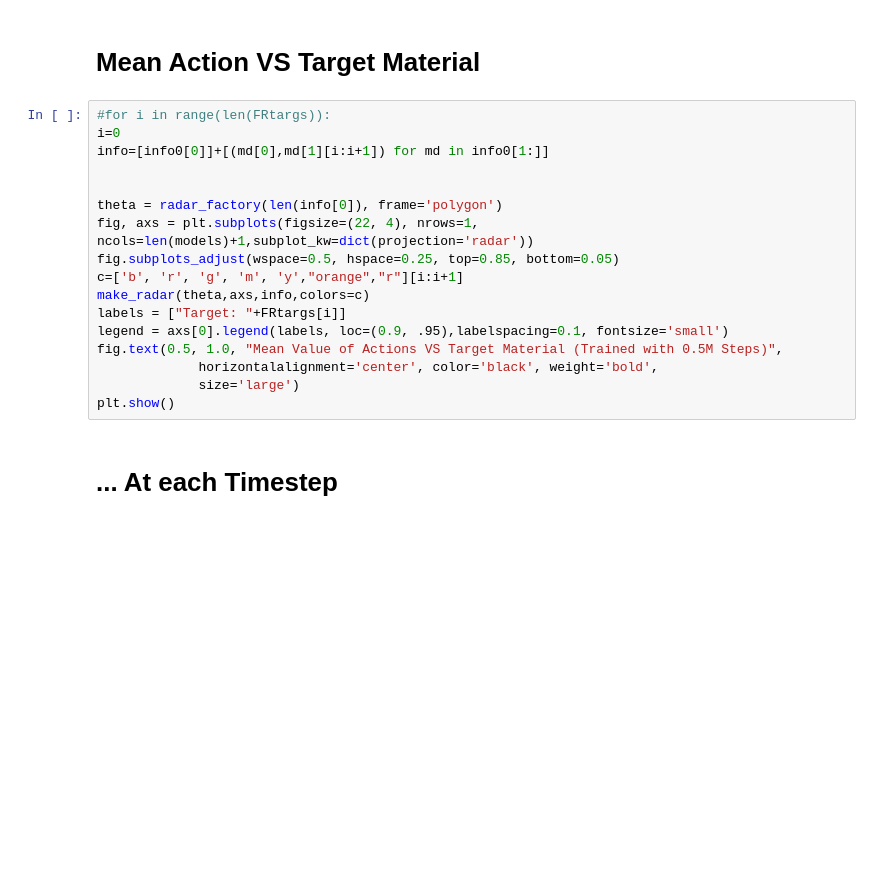
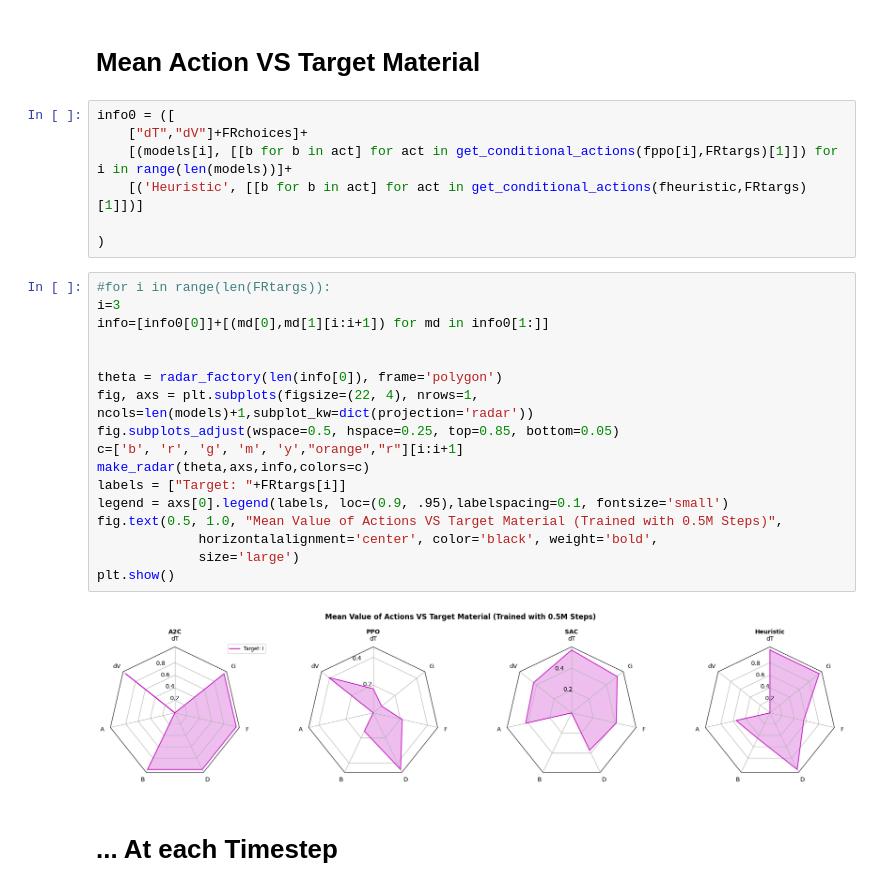
Before and after one commit to chemgymrl/chemgymrl, a Jupyter notebook: RL_rollout/Agent_Visualization.ipynb, the cells around one changed output. Cells and saved outputs as stored; diff of their text form; blank space fills up the shorter version.

```diff
--- a/RL_rollout/Agent_Visualization.ipynb
+++ b/RL_rollout/Agent_Visualization.ipynb
@@ -325,22 +351,31 @@ plt.show()
 # %% [markdown]
 # Mean Action VS Target Material
+# %%
+info0 = ([
+    ["dT","dV"]+FRchoices]+
+    [(models[i], [[b for b in act] for act in get_conditional_actions(fppo[i],FRtargs)[1]]) for i in range(len(models))]+
+    [('Heuristic', [[b for b in act] for act in get_conditional_actions(fheuristic,FRtargs)[1]])]
+
+)
 # %%
 #for i in range(len(FRtargs)):
-i=0
+i=3
 info=[info0[0]]+[(md[0],md[1][i:i+1]) for md in info0[1:]]
 
 
 theta = radar_factory(len(info[0]), frame='polygon')
 fig, axs = plt.subplots(figsize=(22, 4), nrows=1, ncols=len(models)+1,subplot_kw=dict(projection='radar'))
 fig.subplots_adjust(wspace=0.5, hspace=0.25, top=0.85, bottom=0.05)
 c=['b', 'r', 'g', 'm', 'y',"orange","r"][i:i+1]
 make_radar(theta,axs,info,colors=c)
 labels = ["Target: "+FRtargs[i]]
 legend = axs[0].legend(labels, loc=(0.9, .95),labelspacing=0.1, fontsize='small')
 fig.text(0.5, 1.0, "Mean Value of Actions VS Target Material (Trained with 0.5M Steps)",
              horizontalalignment='center', color='black', weight='bold',
              size='large')
 plt.show()
+# %% [output]
+[figure, added]
 # %% [markdown]
 # ... At each Timestep
 # %%
```
Also changed, not shown: parts of 20 cells of this notebook, 1 other file.
